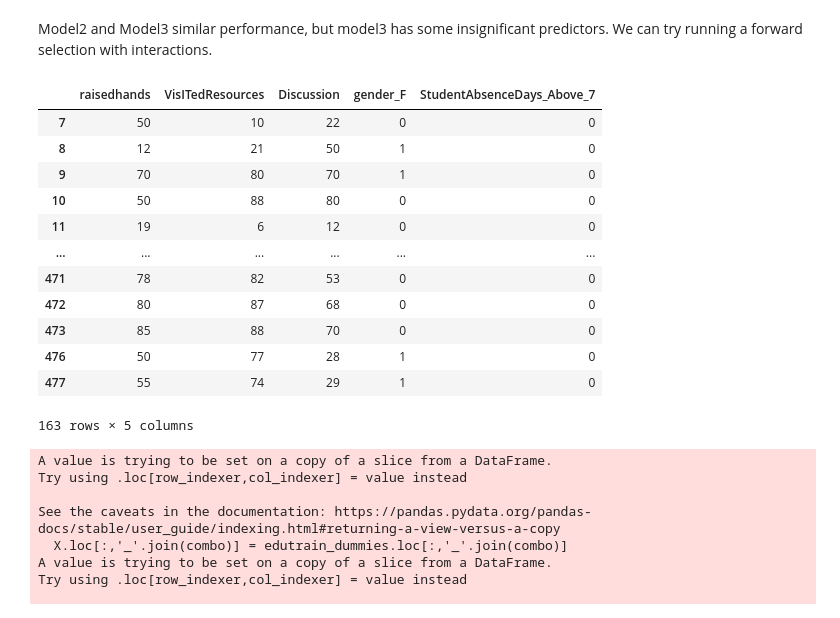
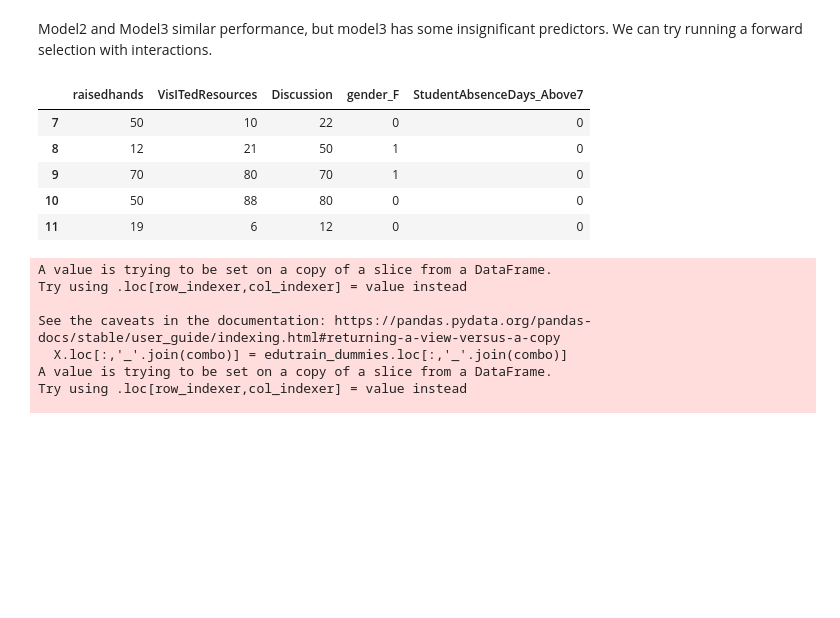
Before and after one commit to wchen952/STAT-303-2-Project, a Jupyter notebook: 303_2_Project_Code.ipynb, the cells around one changed output. Cells and saved outputs as stored; diff of their text form; code cells hidden in the pictures; blank space fills up the shorter version.

```diff
--- a/303_2_Project_Code.ipynb
+++ b/303_2_Project_Code.ipynb
@@ -256,7 +271,7 @@ edutrain_dummies.head(5)
 5 rows × 21 columns
 # %%
 #since the names can cause problems in the regression process, I renamed them to be more model friendly
-Y = [s.replace('-', '_') for s in edutrain_dummies.columns.to_list()]
+Y = [s.replace('-', '') for s in edutrain_dummies.columns.to_list()]
 edutrain_dummies.columns = Y
 edutrain_dummies.head(5)
 # %% [output]
@@ -521,20 +515,14 @@ ROC-AUC = 81.2%
 Model2 and Model3 similar performance, but model3 has some insignificant predictors. We can try running a forward selection with interactions.
 # %%
 # from model3, some predictors not significant, so use forward stepwise selection to select for best model
-X = edutrain_dummies[['raisedhands', 'VisITedResources', 'Discussion', 'gender_F', 'StudentAbsenceDays_Above_7']]
-X_backup = edutrain_dummies[['raisedhands', 'VisITedResources', 'Discussion', 'gender_F', 'StudentAbsenceDays_Above_7']]
-X_backup
+X = edutrain_dummies[['raisedhands', 'VisITedResources', 'Discussion', 'gender_F', 'StudentAbsenceDays_Above7']]
+X_backup = edutrain_dummies[['raisedhands', 'VisITedResources', 'Discussion', 'gender_F', 'StudentAbsenceDays_Above7']]
+X.head(5)
+X_backup.head(5)
 # %% [output]
-|  | raisedhands | VisITedResources | Discussion | gender_F | StudentAbsenceDays_Above_7 |
+|  | raisedhands | VisITedResources | Discussion | gender_F | StudentAbsenceDays_Above7 |
 | 7 | 50 | 10 | 22 | 0 | 0 |
 | 8 | 12 | 21 | 50 | 1 | 0 |
 | 9 | 70 | 80 | 70 | 1 | 0 |
 | 10 | 50 | 88 | 80 | 0 | 0 |
 | 11 | 19 | 6 | 12 | 0 | 0 |
-| ... | ... | ... | ... | ... | ... |
-| 471 | 78 | 82 | 53 | 0 | 0 |
-| 472 | 80 | 87 | 68 | 0 | 0 |
-| 473 | 85 | 88 | 70 | 0 | 0 |
-| 476 | 50 | 77 | 28 | 1 | 0 |
-| 477 | 55 | 74 | 29 | 1 | 0 |
-163 rows × 5 columns
```
Also changed, not shown: parts of 37 cells of this notebook.
